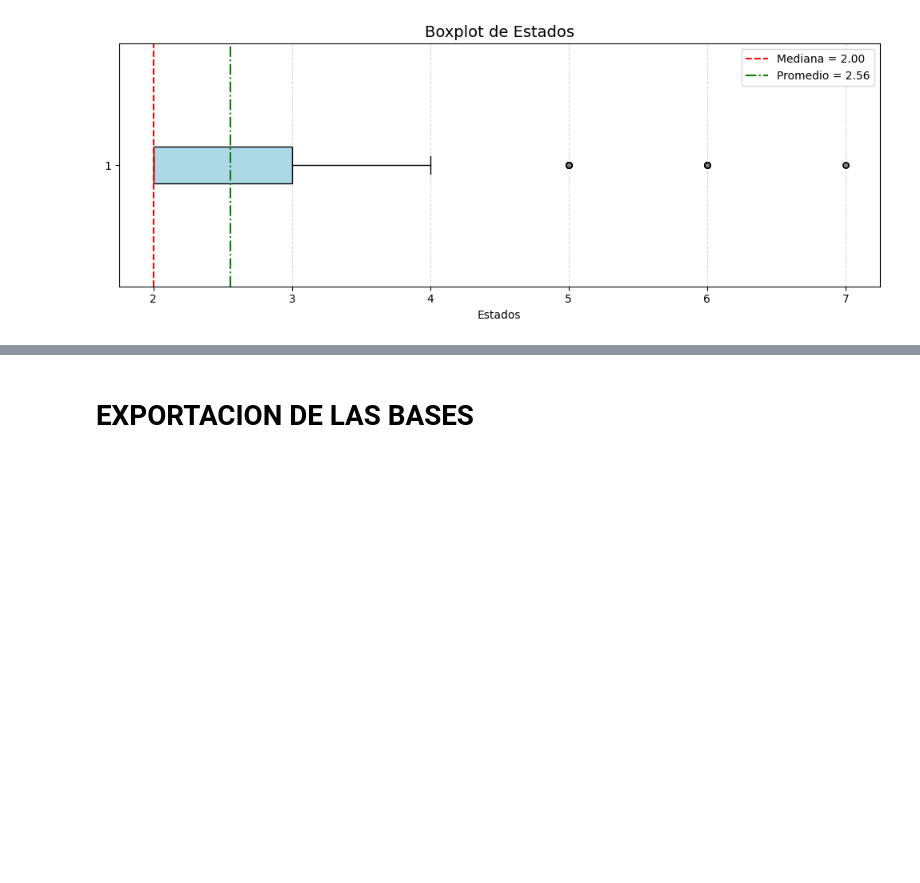
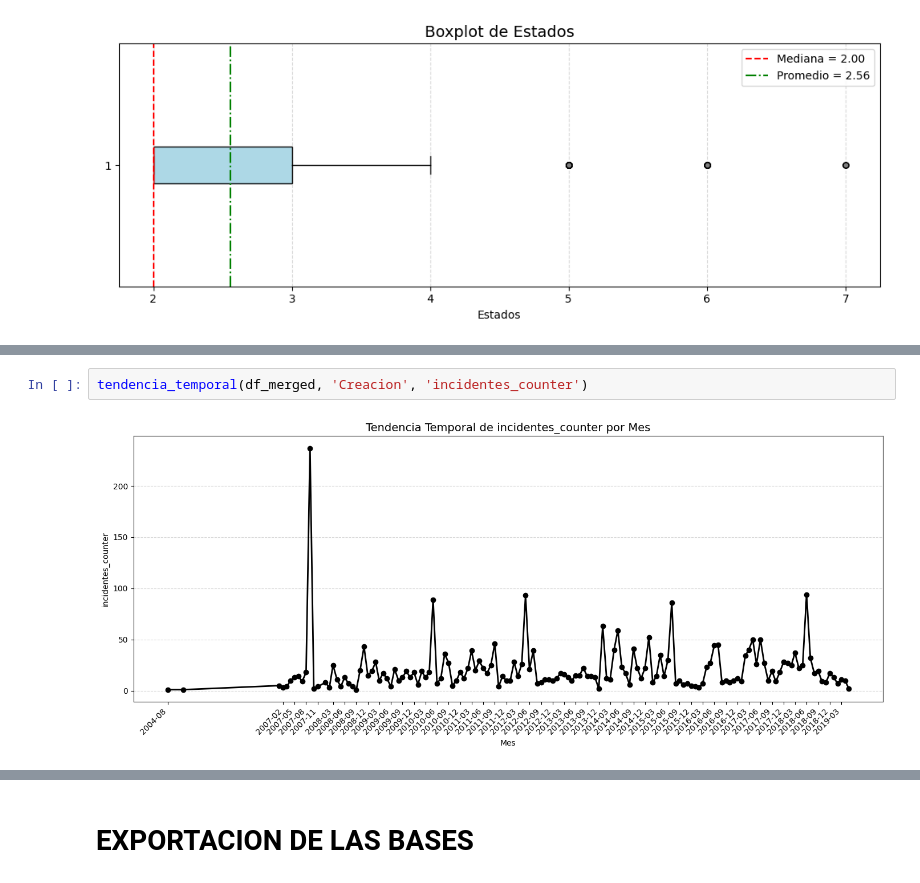
Before and after one commit to WMARBAR/CProgram_incidencias, a Jupyter notebook: constructor4_proyecto_II.ipynb, the cells around one changed output, grey strips where cells are left out. Drawn from its saved outputs; the diff is of its cells as text; blank space fills up the shorter version.

```diff
--- a/constructor4_proyecto_II.ipynb
+++ b/constructor4_proyecto_II.ipynb
@@ -948,0 +1249,4 @@ boxplot_variable(df_merged, 'Estados')
+# %%
+tendencia_temporal(df_merged, 'Creacion', 'incidentes_counter')
+# %% [output]
+[figure, added]
```
Also changed, not shown: parts of 34 cells of this notebook.
